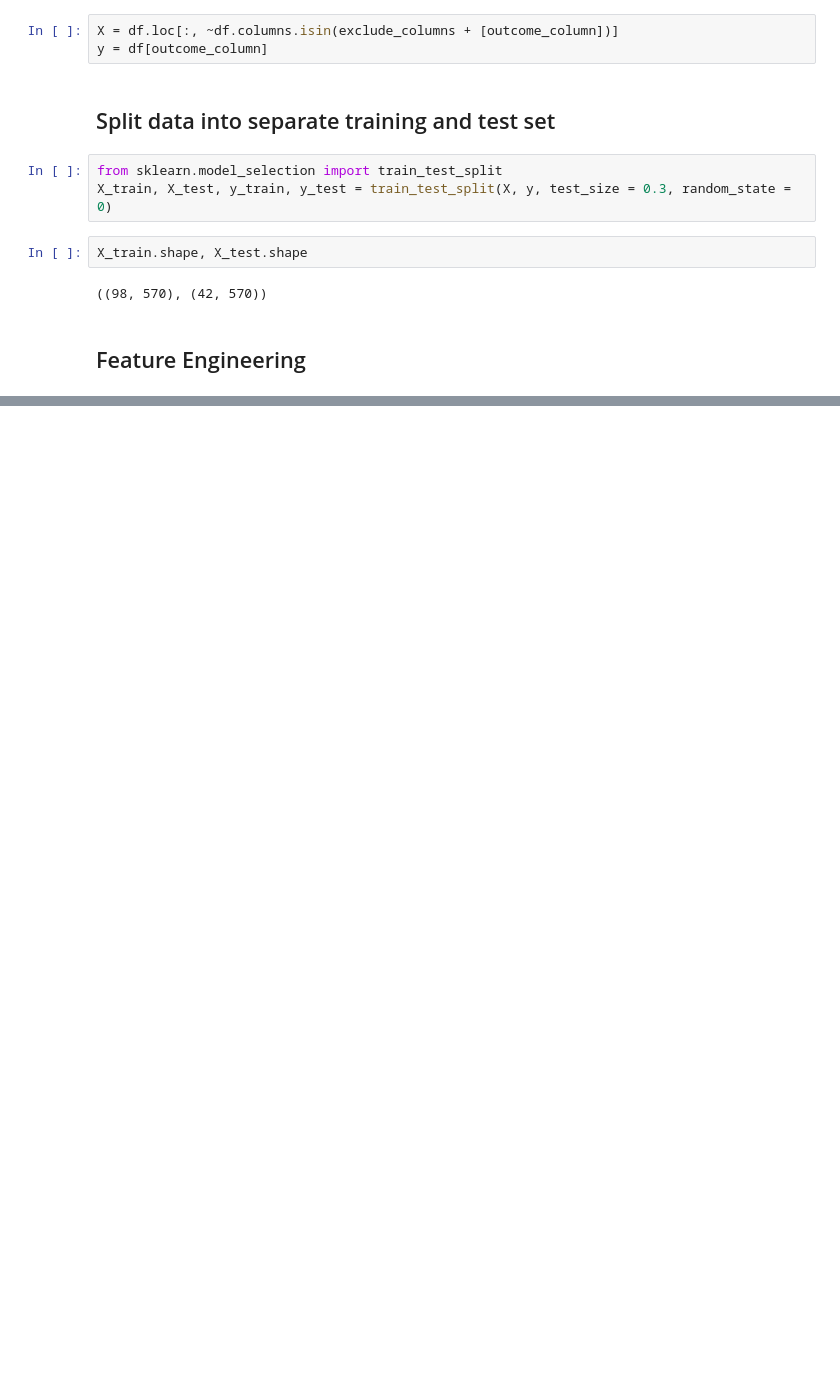
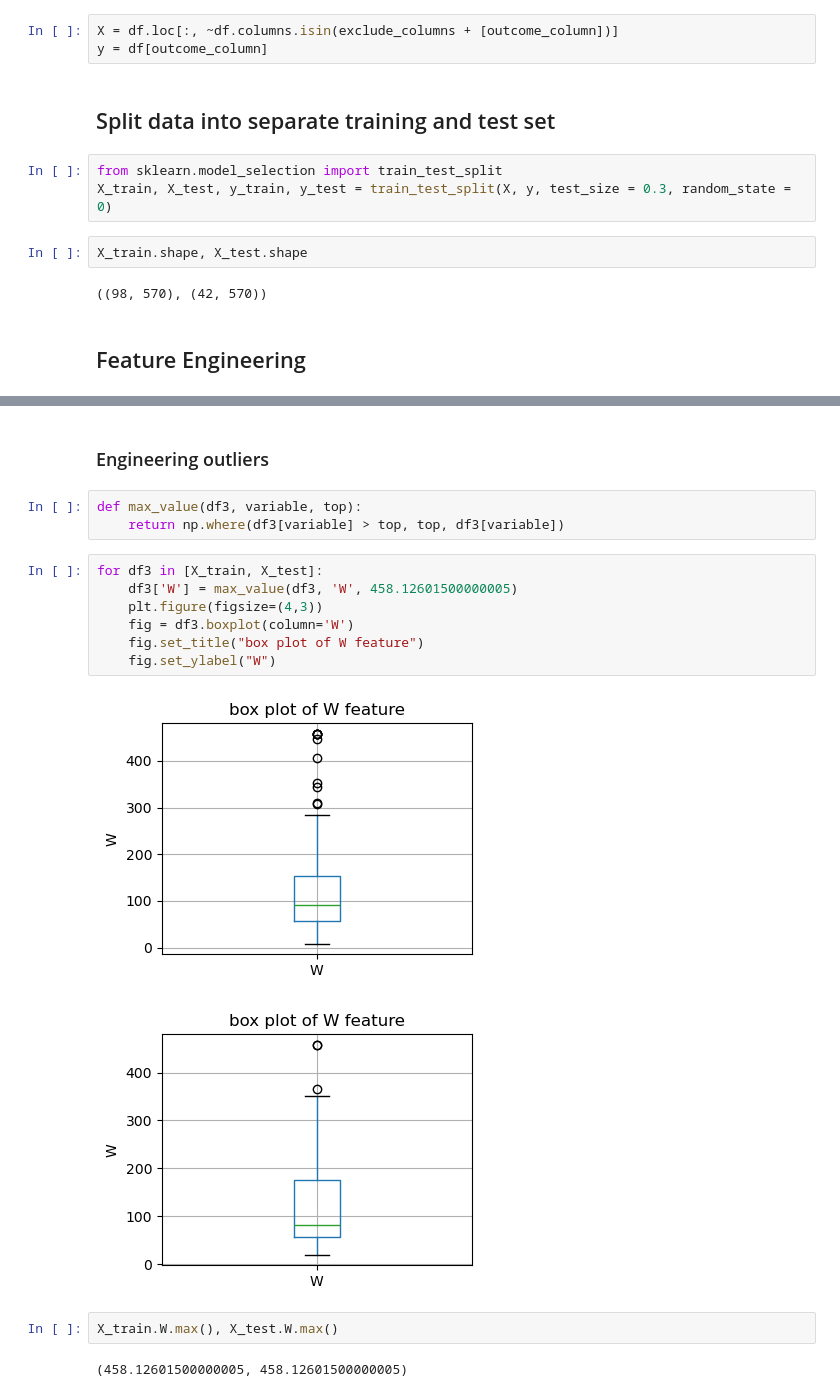
Before and after one commit to hadign20/pnet, a Jupyter notebook: notebooks/data_analysis.ipynb, the cells around one changed output, grey strips where cells are left out. Drawn from its saved outputs; the diff is of its cells as text; blank space fills up the shorter version.

```diff
--- a/notebooks/data_analysis.ipynb
+++ b/notebooks/data_analysis.ipynb
@@ -212,0 +268,19 @@ X_train.shape, X_test.shape
+# %% [markdown]
+### Engineering outliers
+# %%
+def max_value(df3, variable, top):
+    return np.where(df3[variable] > top, top, df3[variable])
+# %%
+for df3 in [X_train, X_test]:
+    df3['W'] = max_value(df3, 'W', 458.12601500000005)
+    plt.figure(figsize=(4,3))
+    fig = df3.boxplot(column='W')
+    fig.set_title("box plot of W feature")
+    fig.set_ylabel("W")
+# %% [output]
+[figure, added]
+[figure, added]
+# %%
+X_train.W.max(), X_test.W.max()
+# %% [output]
+(458.12601500000005, 458.12601500000005)
```
Also changed, not shown: parts of 14 cells of this notebook, 20 other files.
